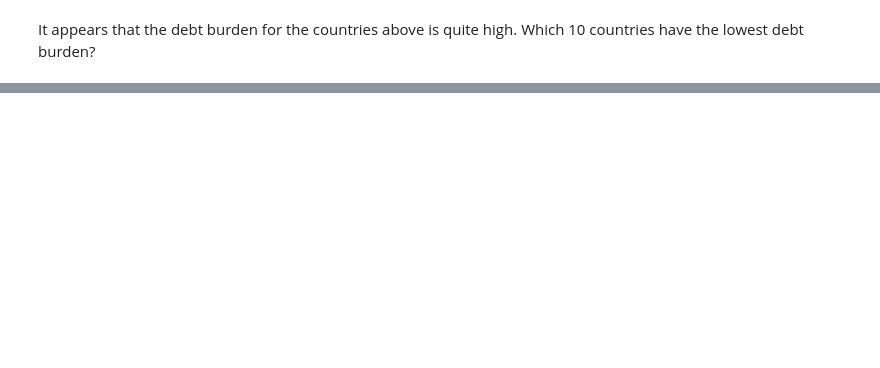
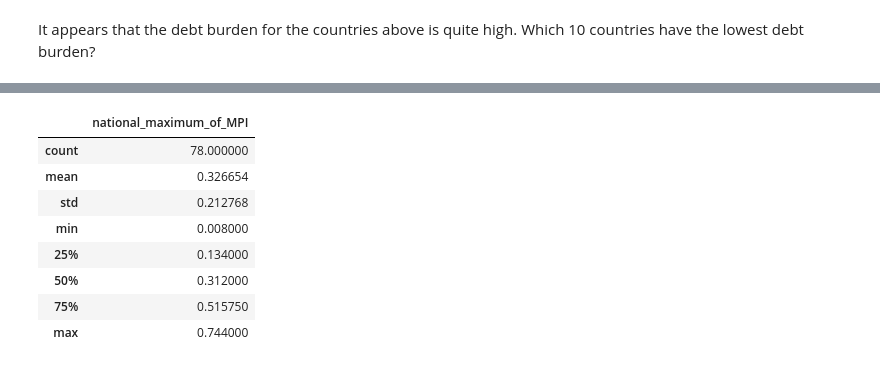
Before and after one commit to masterpython4ds/assignment-1-CeeThinwa, a Jupyter notebook: KIVA Analysis.ipynb, the cells around one changed output, grey strips where cells are left out. Cells and saved outputs as stored; diff of their text form; code cells hidden in the pictures; blank space fills up the shorter version.

```diff
--- a/KIVA Analysis.ipynb
+++ b/KIVA Analysis.ipynb
@@ -1155,0 +1176,22 @@ tab8.head(10)
+# %%
+# Let's first get a national average for MPI
+# create a pivot-table
+tab9 = pd.pivot_table(location_data, values=['MPI'], index=['country'], aggfunc='max')
+
+# rename the MPI
+tab9.columns = ['national_maximum_of_MPI']
+
+# make some index entries into columns
+tab9 = tab9.reset_index(level=['country'])
+
+tab9.describe()
+# %% [output]
+|  | national_maximum_of_MPI |
+| count | 78.000000 |
+| mean | 0.326654 |
+| std | 0.212768 |
+| min | 0.008000 |
+| 25% | 0.134000 |
+| 50% | 0.312000 |
+| 75% | 0.515750 |
+| max | 0.744000 |
```
Also changed, not shown: parts of 9 cells of this notebook.
